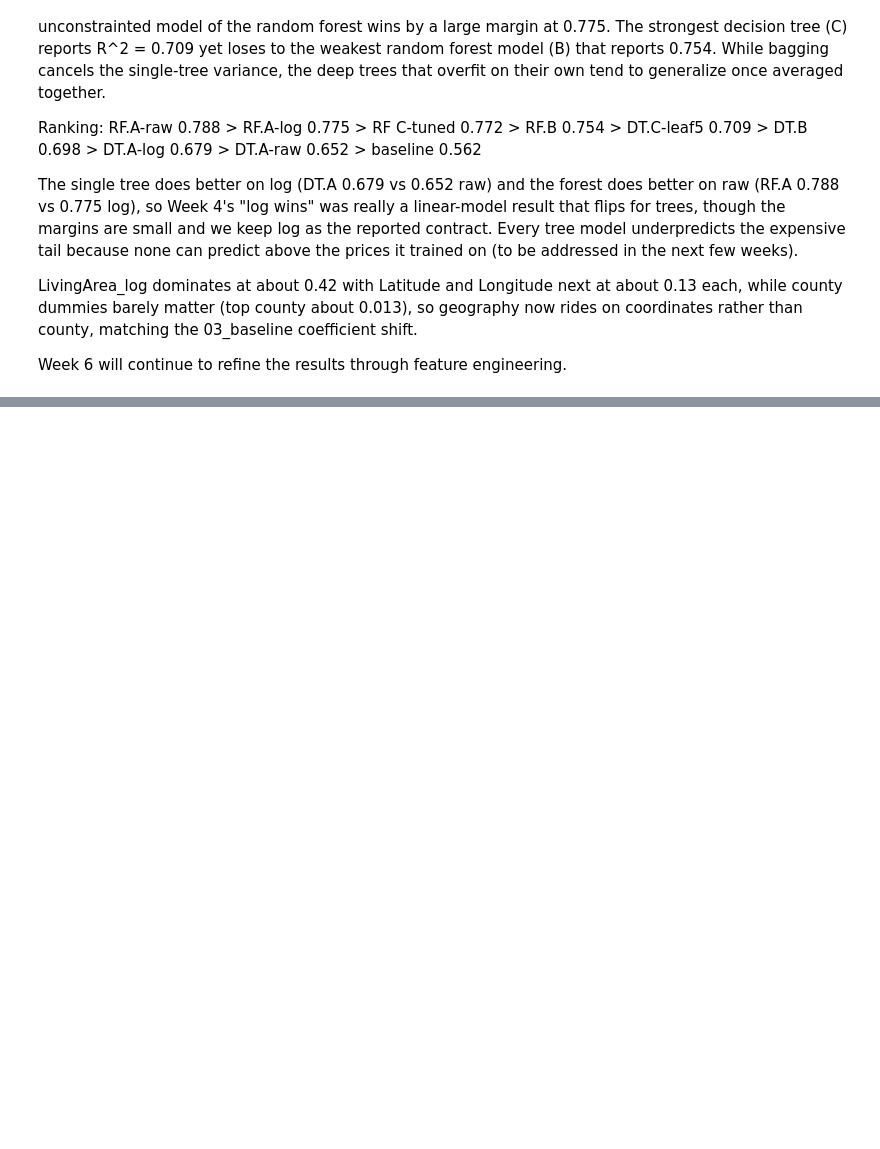
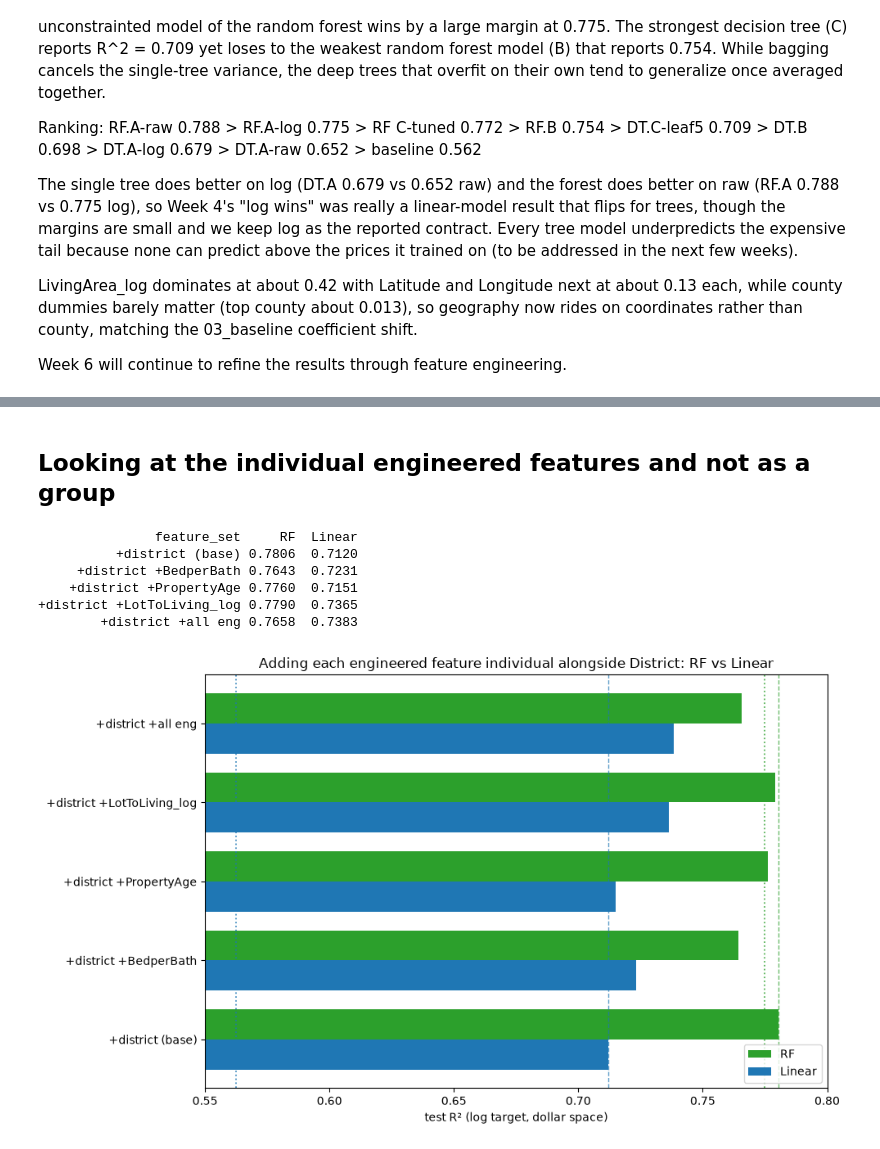
Before and after one commit to iviang/IDX-Exchange-DS-2026, a Jupyter notebook: Deliverables/Week 5/04_model_comparison.ipynb, the cells around one changed output, grey strips where cells are left out. Saved outputs shown, nothing was run; the diff lists cells and outputs as text; code cells hidden in the pictures; blank space fills up the shorter version.

```diff
--- a/Deliverables/Week 5/04_model_comparison.ipynb
+++ b/Deliverables/Week 5/04_model_comparison.ipynb
@@ -898,0 +1002,63 @@ Week 6 will continue to refine the results through feature engineering.
+# %% [markdown]
+## Looking at the individual engineered features and not as a group
+# %%
+base = feat_district   # Original + district (73 + 363)
+eng = ["BedperBath", "PropertyAge", "LotToLiving_log"]
+
+def run_lin(feats):
+    sc = StandardScaler()
+    Xtr, Xte = sc.fit_transform(train_df[feats]), sc.transform(test_df[feats])
+    r = fit_eval(LinearRegression(), use_log=True, X_tr=Xtr, X_te=Xte)
+    return r["test_r2"]
+
+def run_rf_te(feats):
+    r = fit_eval(RandomForestRegressor(random_state=RANDOM_STATE, n_jobs=-1),
+                 use_log=True, X_tr=train_df[feats], X_te=test_df[feats])
+    return r["test_r2"]
+
+sets = {"+district (base)": base}
+for f in eng:
+    sets[f"+district +{f}"] = base + [f]
+sets["+district +all eng"] = base + eng
+
+rows = []
+for name, feats in sets.items():
+    rows.append({"feature_set": name,
+                 "RF":     round(run_rf_te(feats), 4),
+                 "Linear": round(run_lin(feats), 4)})
+indiv = pd.DataFrame(rows)
+print(indiv.to_string(index=False))
+# %% [output]
+               feature_set     RF  Linear
+          +district (base) 0.7806  0.7120
+     +district +BedperBath 0.7643  0.7231
+    +district +PropertyAge 0.7760  0.7151
++district +LotToLiving_log 0.7790  0.7365
+        +district +all eng 0.7658  0.7383
+# %%
+RF_OG,  LIN_OG  = 0.7750, 0.5623
+RF_DIST,  LIN_DIST  = indiv["RF"].iloc[0], indiv["Linear"].iloc[0]
+
+fig, ax = plt.subplots(figsize=(10, 6))
+y = np.arange(len(indiv))
+h = 0.38
+
+ax.barh(y + h/2, indiv["RF"],     height=h, label="RF",     color="tab:green")
+ax.barh(y - h/2, indiv["Linear"], height=h, label="Linear", color="tab:blue")
+
+# original baselines with original feature
+ax.axvline(RF_OG,  ls=":",  color="tab:green", lw=1.3, alpha=0.8)
+ax.axvline(LIN_OG, ls=":",  color="tab:blue",  lw=1.3, alpha=0.8)
+
+# reference line for base R^2
+ax.axvline(indiv["RF"].iloc[0],     ls="--", color="tab:green", lw=1, alpha=0.7)
+ax.axvline(indiv["Linear"].iloc[0], ls="--", color="tab:blue",  lw=1, alpha=0.7)
+
+ax.set_yticks(y); ax.set_yticklabels(indiv["feature_set"])
+ax.set_xlabel("test R² (log target, dollar space)")
+ax.set_title("Adding each engineered feature individual alongside District: RF vs Linear")
+ax.legend(loc="lower right")
+ax.set_xlim(0.55, 0.80)
+plt.tight_layout(); plt.show()
+# %% [output]
+[figure, added]
```
Also changed, not shown: parts of 7 cells of this notebook, 2 other files.
